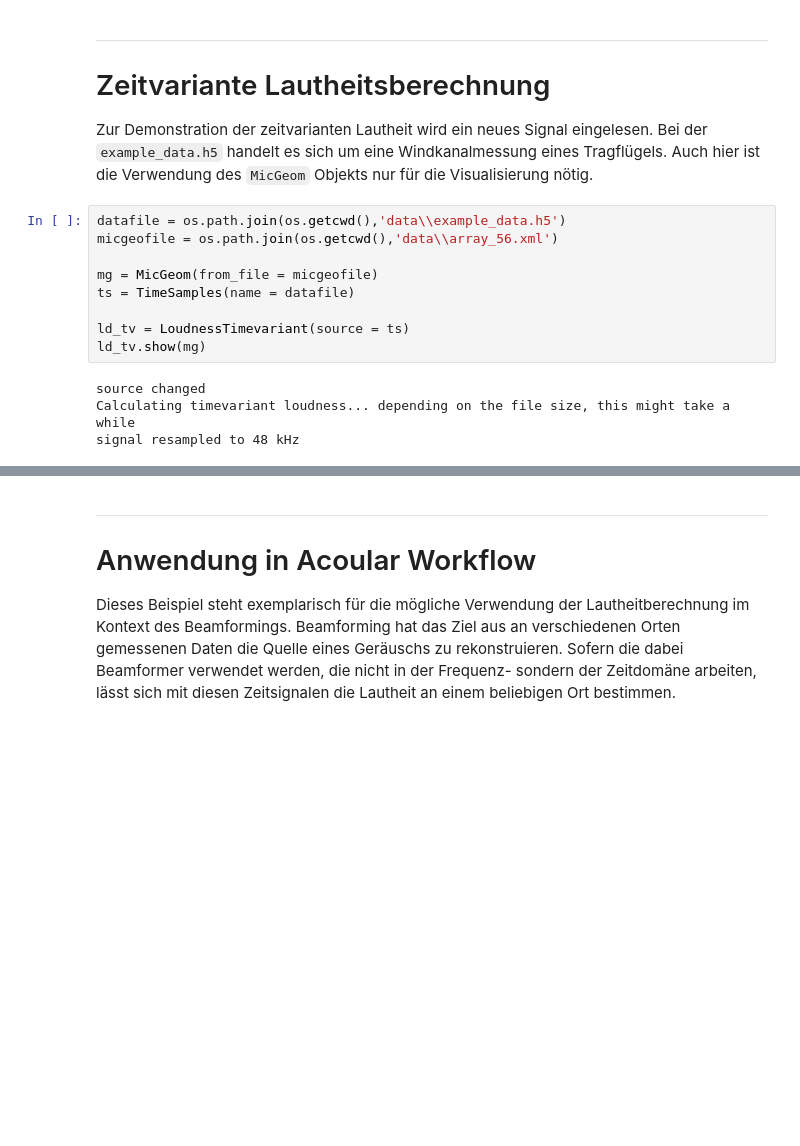
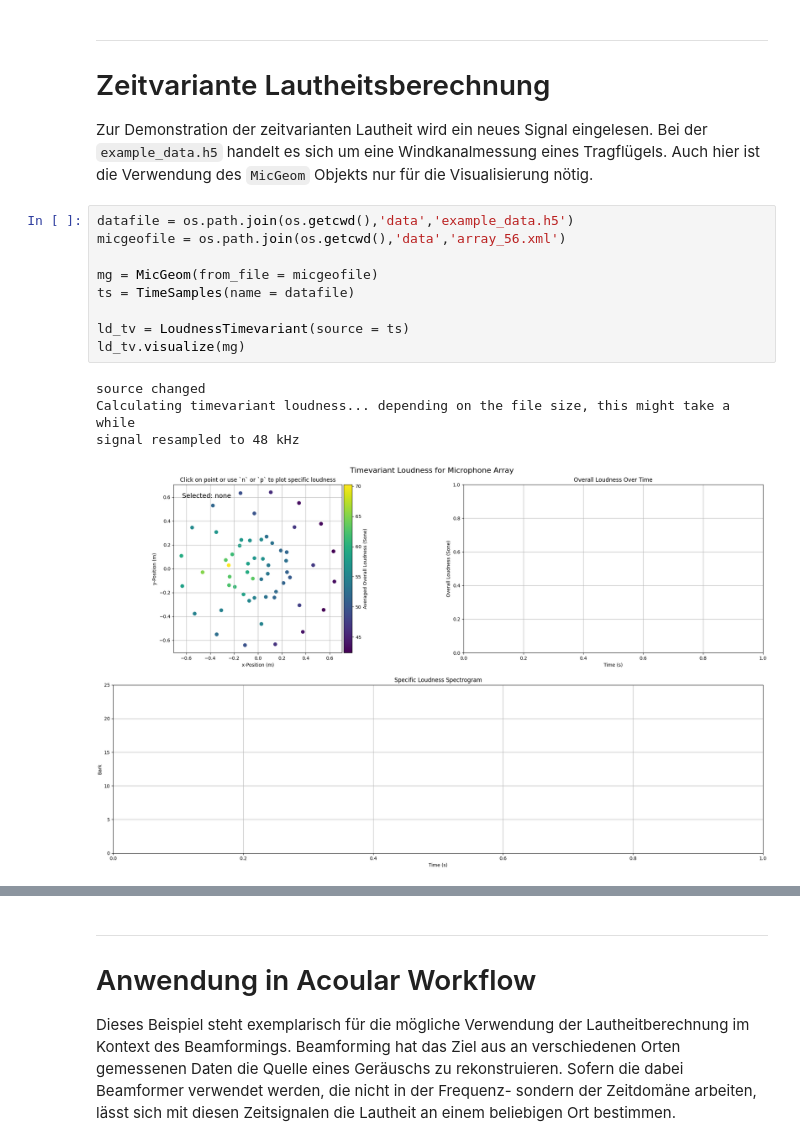
Before and after one commit to hoyer-a/acoular, a Jupyter notebook: demo_loudness/example_loudness_demo.ipynb, the cells around one changed output, grey strips where cells are left out. Cells and saved outputs as stored; diff of their text form; blank space fills up the shorter version.

```diff
--- a/demo_loudness/example_loudness_demo.ipynb
+++ b/demo_loudness/example_loudness_demo.ipynb
@@ -87,18 +92,19 @@ Die Farbe der Mikrofonpunkte indiziert die Lautheit des gemessenen Signals.
 # Zeitvariante Lautheitsberechnung
 Zur Demonstration der zeitvarianten Lautheit wird ein neues Signal eingelesen. Bei der `example_data.h5` handelt es sich um eine Windkanalmessung eines Tragflügels. Auch hier ist die Verwendung des `MicGeom` Objekts nur für die Visualisierung nötig.
 # %%
-datafile = os.path.join(os.getcwd(),'data\\example_data.h5')
-micgeofile = os.path.join(os.getcwd(),'data\\array_56.xml')
+datafile = os.path.join(os.getcwd(),'data','example_data.h5')
+micgeofile = os.path.join(os.getcwd(),'data','array_56.xml')
 
 mg = MicGeom(from_file = micgeofile)
 ts = TimeSamples(name = datafile)
 
 ld_tv = LoudnessTimevariant(source = ts)
-ld_tv.show(mg)
+ld_tv.visualize(mg)
 # %% [output]
 source changed
 Calculating timevariant loudness... depending on the file size, this might take a while
 signal resampled to 48 kHz
+[figure, added]
 # %% [markdown]
 Es sollte sich folgendes Fenster geöffnet haben:
 <div style="text-align: center;">
```
Also changed, not shown: parts of 7 cells of this notebook, 4 other files.
